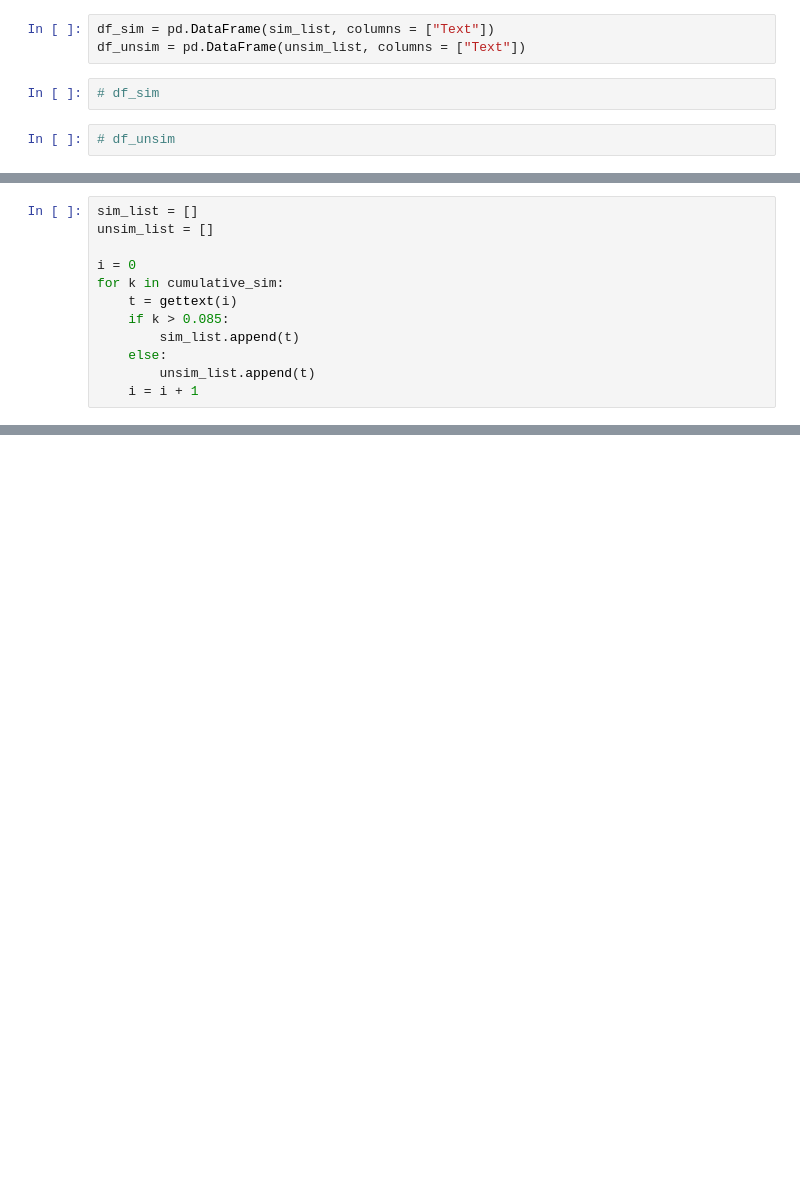
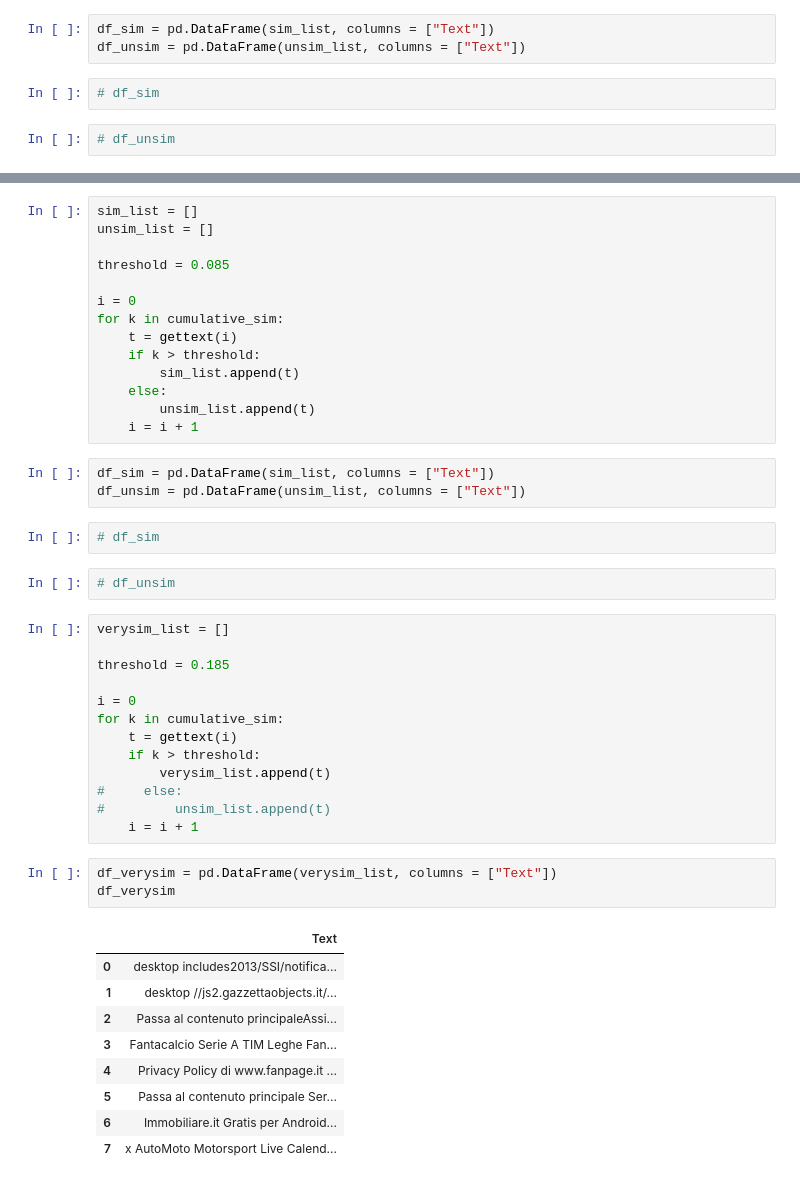
Before and after one commit to gbrsni/policySpider, a Jupyter notebook: Policy analysis.ipynb, the cells around one changed output, grey strips where cells are left out. Drawn from its saved outputs; the diff is of its cells as text; blank space fills up the shorter version.

```diff
--- a/Policy analysis.ipynb
+++ b/Policy analysis.ipynb
@@ -399,12 +462,0 @@ plt.plot(cumulative_sim)
-# %%
-sim_list = []
-unsim_list = []
-
-i = 0
-for k in cumulative_sim:
-    t = gettext(i)
-    if k > 0.085:
-        sim_list.append(t)
-    else:
-        unsim_list.append(t)
-    i = i + 1
@@ -453,0 +481,47 @@ df_unsim
+# %%
+sim_list = []
+unsim_list = []
+
+threshold = 0.085
+
+i = 0
+for k in cumulative_sim:
+    t = gettext(i)
+    if k > threshold:
+        sim_list.append(t)
+    else:
+        unsim_list.append(t)
+    i = i + 1
+# %%
+df_sim = pd.DataFrame(sim_list, columns = ["Text"])
+df_unsim = pd.DataFrame(unsim_list, columns = ["Text"])
+# %%
+# df_sim
+# %%
+# df_unsim
+# %%
+verysim_list = []
+
+threshold = 0.185
+
+i = 0
+for k in cumulative_sim:
+    t = gettext(i)
+    if k > threshold:
+        verysim_list.append(t)
+#     else:
+#         unsim_list.append(t)
+    i = i + 1
+# %%
+df_verysim = pd.DataFrame(verysim_list, columns = ["Text"])
+df_verysim
+# %% [output]
+|  | Text |
+| 0 | desktop includes2013/SSI/notifica... |
+| 1 | desktop //js2.gazzettaobjects.it/... |
+| 2 | Passa al contenuto principaleAssi... |
+| 3 | Fantacalcio Serie A TIM Leghe Fan... |
+| 4 | Privacy Policy di www.fanpage.it ... |
+| 5 | Passa al contenuto principale Ser... |
+| 6 | Immobiliare.it Gratis per Android... |
+| 7 | x AutoMoto Motorsport Live Calend... |
```
Also changed, not shown: parts of 18 cells of this notebook.
